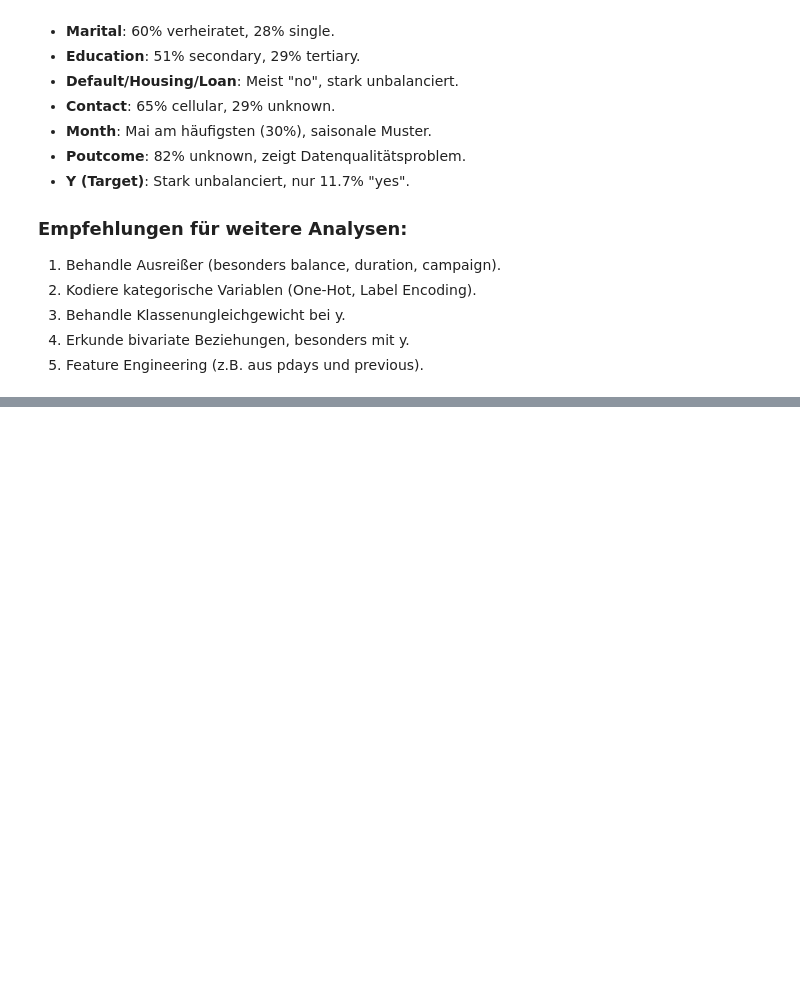
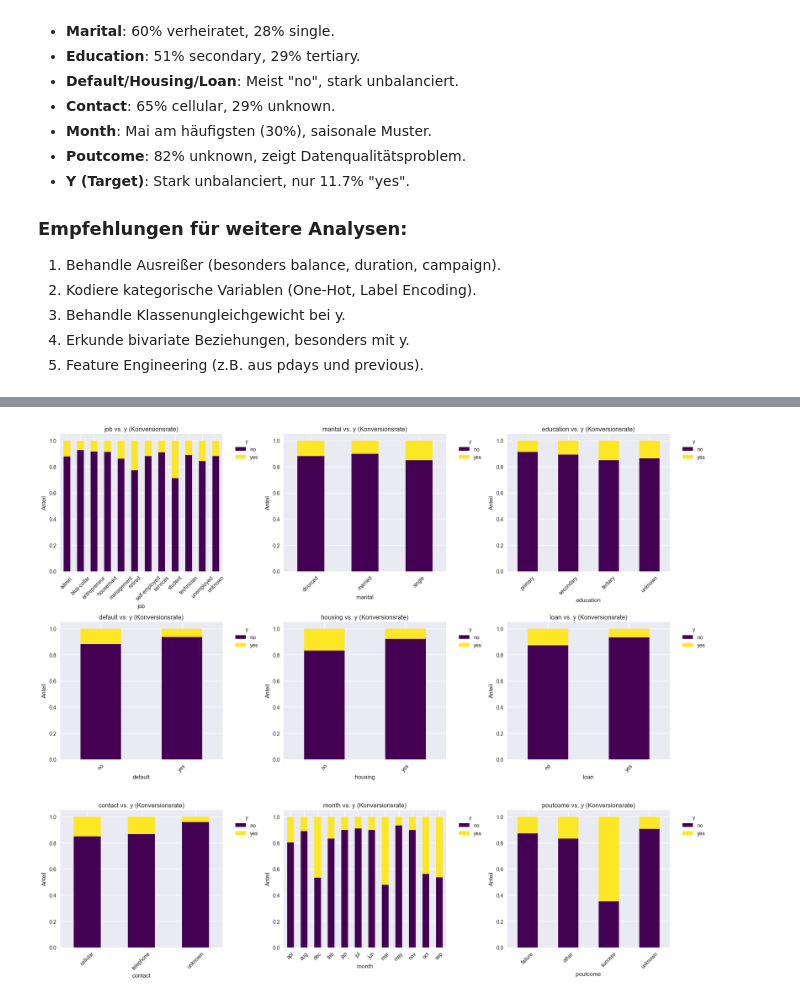
Before and after one commit to Krebsgamer22/bank-telemarketing-prediction, a Jupyter notebook: data-analysis.ipynb, the cells around one changed output, grey strips where cells are left out. Cells and saved outputs as stored; diff of their text form; code cells hidden in the pictures; blank space fills up the shorter version.

```diff
--- a/data-analysis.ipynb
+++ b/data-analysis.ipynb
@@ -491,0 +676,21 @@ yes: 7244 (16.02%)
+# %%
+# Kreuztabellen: Kategorische Variablen vs. Zielvariable y
+categorical_vs_y = ['job', 'marital', 'education', 'default', 'housing', 'loan', 'contact', 'month', 'poutcome']
+
+fig, axes = plt.subplots(3, 3, figsize=(18, 15))
+axes = axes.flatten()
+
+for i, cat_var in enumerate(categorical_vs_y):
+    if i < len(axes):
+        # Kreuztabelle normalisiert
+        cross_tab = pd.crosstab(df[cat_var], df['y'], normalize='index')
+        cross_tab.plot(kind='bar', stacked=True, ax=axes[i], colormap='viridis')
+        axes[i].set_title(f'{cat_var} vs. y (Konversionsrate)')
+        axes[i].set_ylabel('Anteil')
+        axes[i].tick_params(axis='x', rotation=45)
+        axes[i].legend(title='y', bbox_to_anchor=(1.05, 1), loc='upper left')
+
+plt.tight_layout()
+plt.show()
+# %% [output]
+[figure, added]
```
Also changed, not shown: parts of 15 cells of this notebook, 1 other file.
